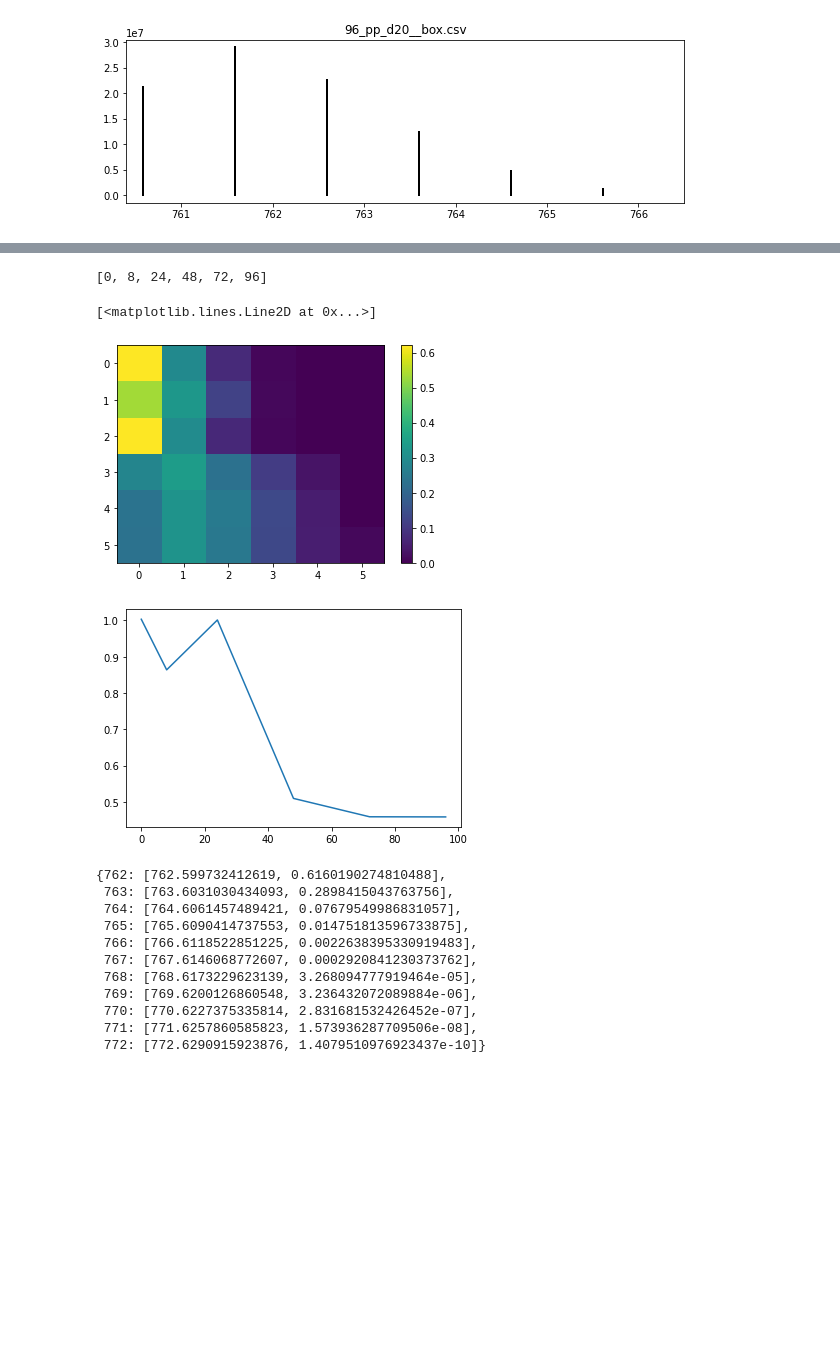
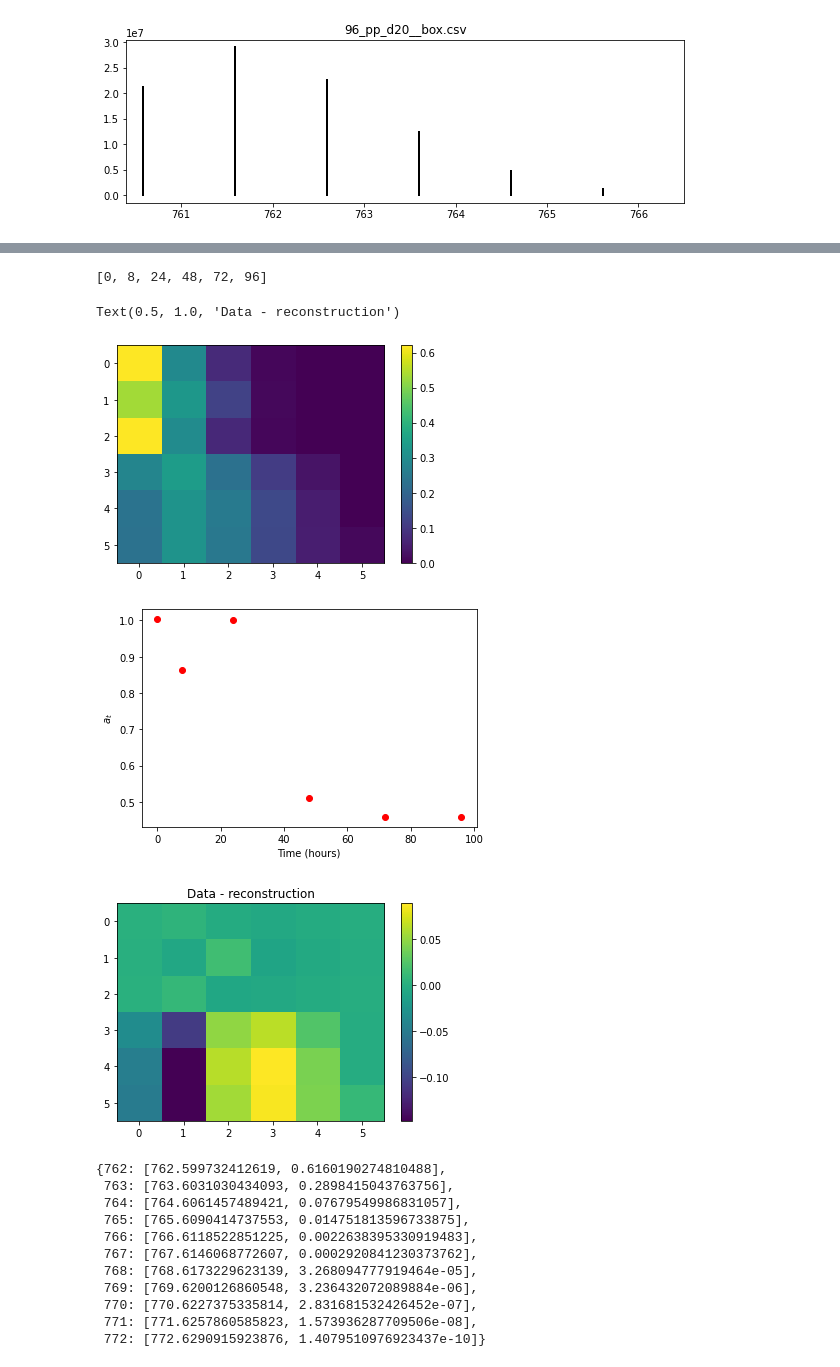
Before and after one commit to sdrogers/lipid_prototype, a Jupyter notebook: notebooks/phospha.ipynb, the cells around one changed output, grey strips where cells are left out. Saved outputs shown, nothing was run; the diff lists cells and outputs as text; code cells hidden in the pictures; blank space fills up the shorter version.

```diff
--- a/notebooks/phospha.ipynb
+++ b/notebooks/phospha.ipynb
@@ -173,36 +176,47 @@ n_rows = len(ordered_files)
 n_cols = len(x)
 
 data_mat = np.zeros((n_rows,n_cols),np.double)
 for i,o in enumerate(ordered_files):
     b,g = all_phosp[o]
     for box in g:
         for j,m in enumerate(floor_mz):
             if int(box.mz) == m:
                 data_mat[i,j] = box.height
 data_mat /= data_mat.sum(axis=1)[:,None]
 plt.imshow(data_mat,aspect='auto')
 plt.colorbar()
 
 x = np.array(x)
 y = np.array(y)
 
+recon = []
 
 all_a = []
 for row in data_mat:
     f = row - y
     m = x-y
     a = ((f*m).sum())/((m*m).sum())
     all_a.append(a)
+    recon.append(a*x + (1-a)*y)
 
+recon = np.array(recon)
 times = [int(x.split(os.sep)[-1].split('_')[0]) for x in ordered_files]
 print(times)
 plt.figure()
-plt.plot(times,all_a)
+plt.plot(times,all_a,'ro')
+plt.xlabel('Time (hours)')
+plt.ylabel('$a_t$')
+
+plt.figure()
+plt.imshow(data_mat-recon,aspect='auto')
+plt.colorbar()
+plt.title('Data - reconstruction')
 # %% [output]
 [0, 8, 24, 48, 72, 96]
-[<matplotlib.lines.Line2D at 0x...>]
+Text(0.5, 1.0, 'Data - reconstruction')
 [figure]
-[figure, old version]
+[figure, new version]
+[figure, added]
 # %%
 
 Formula(heavy_p).spectrum()
```
Also changed, not shown: parts of 2 cells of this notebook.
